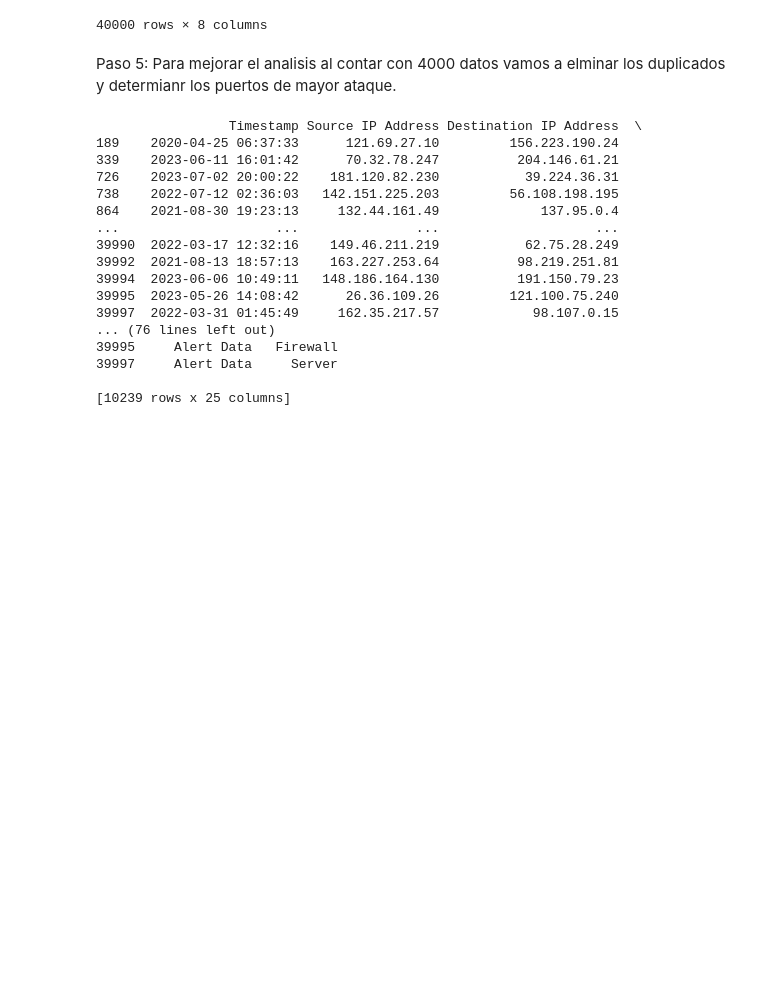
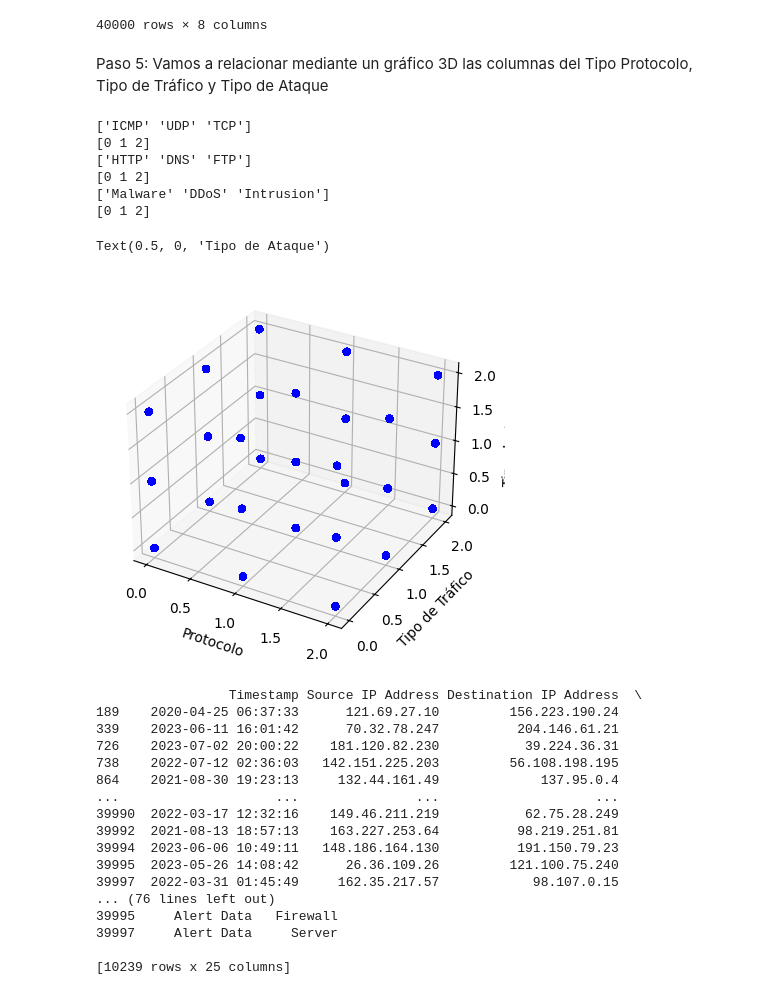
Before and after one commit to Bybolanos1290/PROYECTO-GRUPO-6-TRATAMIENTO-DE-DATOS, a Jupyter notebook: ANALISIS DE ATAQUES.ipynb, the cells around one changed output. Saved outputs shown, nothing was run; the diff lists cells and outputs as text; code cells hidden in the pictures; blank space fills up the shorter version.

Commit message:
graficas 3d

```diff
--- a/ANALISIS DE ATAQUES.ipynb
+++ b/ANALISIS DE ATAQUES.ipynb
@@ -67,7 +68,35 @@ df_principal
 | 39999 | 2023-10-10 11:59:52 | 50137 | 55575 | ICMP | Control | HTTP | Intrusion | ... |
 40000 rows × 8 columns
 # %% [markdown]
-Paso 5: Para mejorar el analisis al contar con 4000 datos vamos a elminar los duplicados y determianr los puertos de mayor ataque.
+Paso 5: Vamos a relacionar mediante un gráfico 3D las columnas del Tipo Protocolo, Tipo de Tráfico y Tipo de Ataque
+# %%
+# Convertir los string a números para poder graficar
+protocol_num = pd.factorize(df['Protocol'])[0]
+print(df['Protocol'].unique())
+print(np.unique(protocol_num))
+traffic_type_num = pd.factorize(df['Traffic Type'])[0]
+print(df['Traffic Type'].unique())
+print(np.unique(traffic_type_num))
+attack_type_num = pd.factorize(df['Attack Type'])[0]
+print(df['Attack Type'].unique())
+print(np.unique(attack_type_num))
+fig = plt.figure()
+ax = fig.add_subplot(111, projection='3d')
+# Graficar puntos 3D
+ax.scatter(protocol_num, traffic_type_num, attack_type_num, c='blue', marker='o')
+# Etiquetas
+ax.set_xlabel('Protocolo')
+ax.set_ylabel('Tipo de Tráfico')
+ax.set_zlabel('Tipo de Ataque')
+# %% [output]
+['ICMP' 'UDP' 'TCP']
+[0 1 2]
+['HTTP' 'DNS' 'FTP']
+[0 1 2]
+['Malware' 'DDoS' 'Intrusion']
+[0 1 2]
+Text(0.5, 0, 'Tipo de Ataque')
+[figure, added]
 # %%
 duplicados_col = df_principal.duplicated(subset=['Source Port'])
 print(df[duplicados_col])
```
Also changed, not shown: parts of 1 cell of this notebook.
